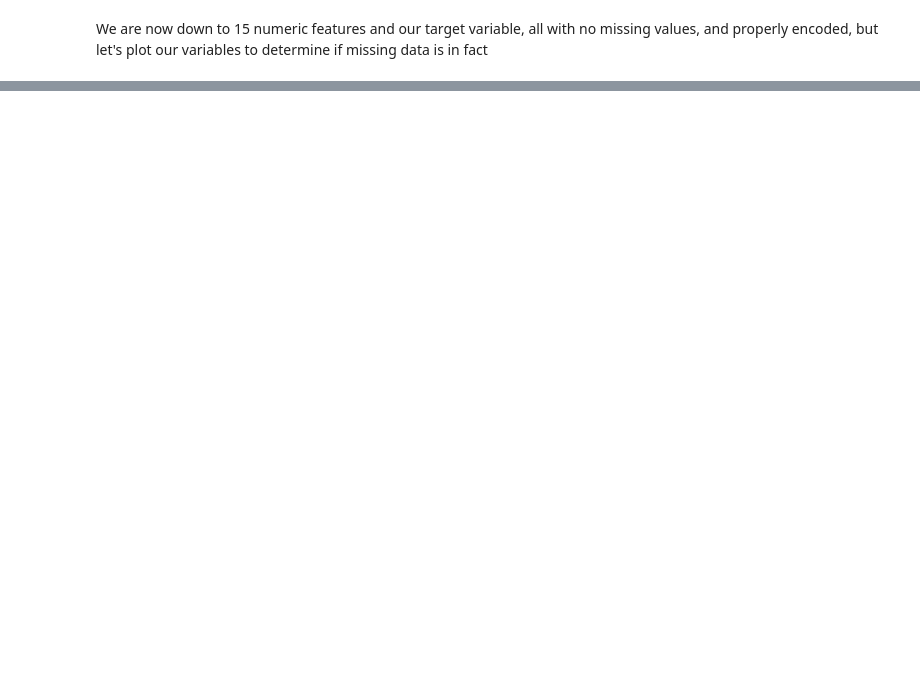
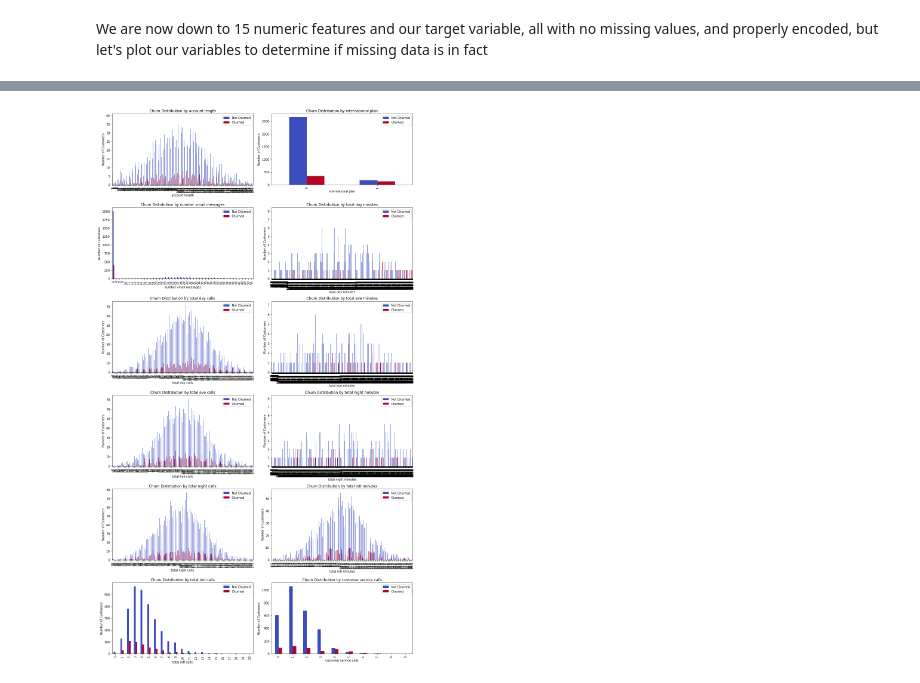
Before and after one commit to jaredlil/project-5-telecom-churn, a Jupyter notebook: Untitled.ipynb, the cells around one changed output, grey strips where cells are left out. Saved outputs shown, nothing was run; the diff lists cells and outputs as text; code cells hidden in the pictures; blank space fills up the shorter version.

```diff
--- a/Untitled.ipynb
+++ b/Untitled.ipynb
@@ -196,0 +204,26 @@ Our data
+# %%
+# Plot each numerical feature grouped by churn
+num_features = df.drop(columns=['churn']).columns
+
+# Set figure size
+plt.figure(figsize=(15, 30))
+
+# Loop through features and create subplots
+for i, feature in enumerate(num_features, 1):
+    plt.subplot(len(num_features)//2 + 1, 2, i)
+
+    # Group by feature and churn, then count occurrences
+    grouped_data = df.groupby([feature, "churn"]).size().unstack()
+
+    # Plot bar chart
+    grouped_data.plot(kind='bar', stacked=False, ax=plt.gca(), colormap="coolwarm")
+
+    plt.title(f"Churn Distribution by {feature}")
+    plt.xlabel(feature)
+    plt.ylabel("Number of Customers")
+    plt.legend(["Not Churned", "Churned"])
+
+plt.tight_layout()
+plt.show()
+# %% [output]
+[figure, added]
```
Also changed, not shown: parts of 16 cells of this notebook, 1 other file.
